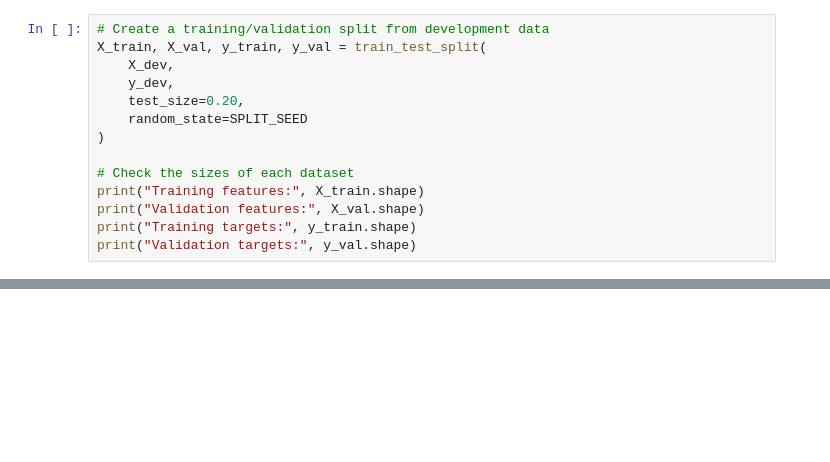
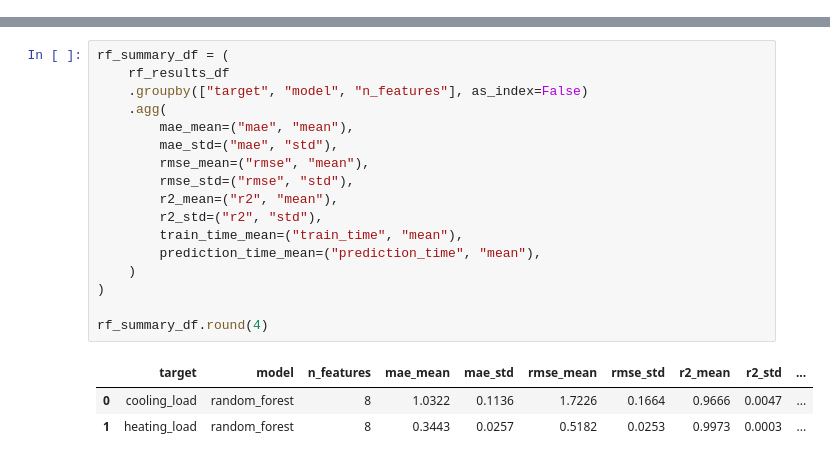
Before and after one commit to jacob-baker25/eleg405-energy-load-prediction, a Jupyter notebook: notebooks/03_random_forest_nate.ipynb, the cells around one changed output, grey strips where cells are left out. Saved outputs shown, nothing was run; the diff lists cells and outputs as text; blank space fills up the shorter version.

```diff
--- a/notebooks/03_random_forest_nate.ipynb
+++ b/notebooks/03_random_forest_nate.ipynb
@@ -42,14 +39,0 @@ Test targets: (154, 2)
-# %%
-# Create a training/validation split from development data
-X_train, X_val, y_train, y_val = train_test_split(
-    X_dev,
-    y_dev,
-    test_size=0.20,
-    random_state=SPLIT_SEED
-)
-
-# Check the sizes of each dataset
-print("Training features:", X_train.shape)
-print("Validation features:", X_val.shape)
-print("Training targets:", y_train.shape)
-print("Validation targets:", y_val.shape)
@@ -201,0 +135,21 @@ plt.show()
+# %%
+rf_summary_df = (
+    rf_results_df
+    .groupby(["target", "model", "n_features"], as_index=False)
+    .agg(
+        mae_mean=("mae", "mean"),
+        mae_std=("mae", "std"),
+        rmse_mean=("rmse", "mean"),
+        rmse_std=("rmse", "std"),
+        r2_mean=("r2", "mean"),
+        r2_std=("r2", "std"),
+        train_time_mean=("train_time", "mean"),
+        prediction_time_mean=("prediction_time", "mean"),
+    )
+)
+
+rf_summary_df.round(4)
+# %% [output]
+|  | target | model | n_features | mae_mean | mae_std | rmse_mean | rmse_std | r2_mean | r2_std | ... |
+| 0 | cooling_load | random_forest | 8 | 1.0322 | 0.1136 | 1.7226 | 0.1664 | 0.9666 | 0.0047 | ... |
+| 1 | heating_load | random_forest | 8 | 0.3443 | 0.0257 | 0.5182 | 0.0253 | 0.9973 | 0.0003 | ... |
```
Also changed, not shown: parts of 15 cells of this notebook, 7 other files.
